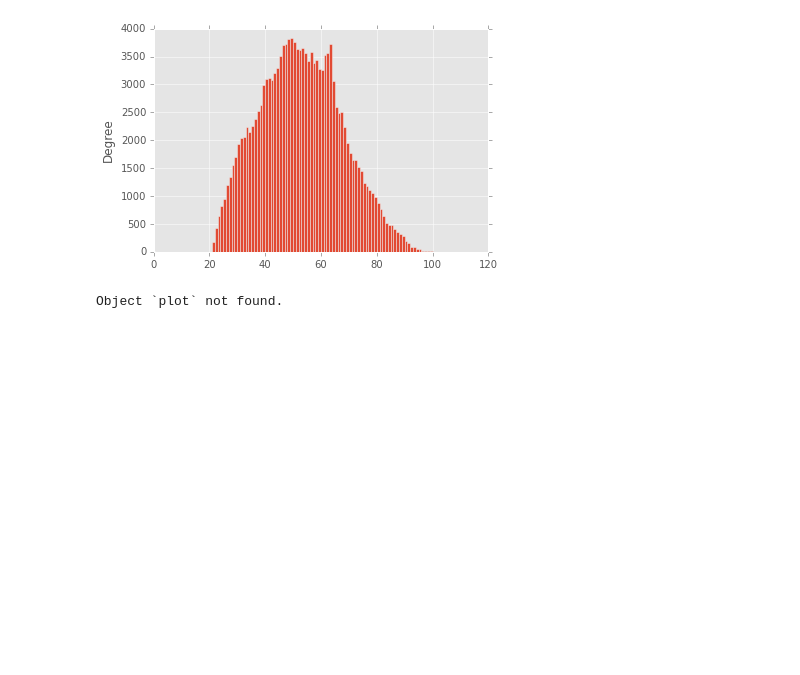
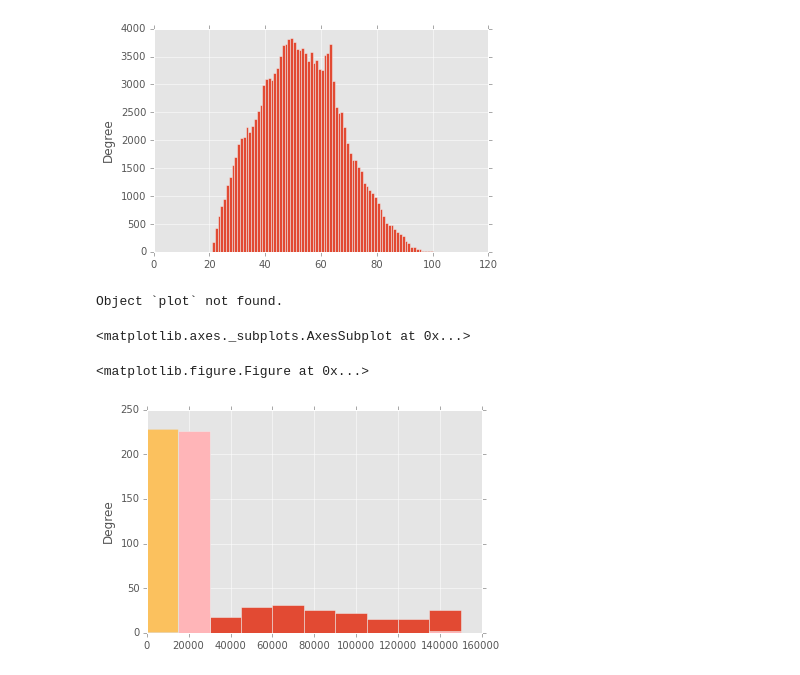
Before and after one commit to roechi/machine_learning_assignment, a Jupyter notebook: beleg2/analysis.ipynb, the cells around one changed output. Cells and saved outputs as stored; diff of their text form; code cells hidden in the pictures; blank space fills up the shorter version.

Commit message:
Playing with plots.

```diff
--- a/beleg2/analysis.ipynb
+++ b/beleg2/analysis.ipynb
@@ -87,3 +91,11 @@ df['age'].plot(kind='hist', stacked=False, bins=df['age'].max())
 df['age'].plot?
 # %% [output]
 Object `plot` not found.
+# %%
+ff = df.dropna(subset = ['Mon'])
+plt.figure()
+ff.loc[ff['MonthlyIncome'].isin([150000, 20000])].plot(kind='hist', legend=False, bins=10)
+# %% [output]
+<matplotlib.axes._subplots.AxesSubplot at 0x...>
+<matplotlib.figure.Figure at 0x...>
+[figure, added]
```
Also changed, not shown: parts of 3 cells of this notebook.
